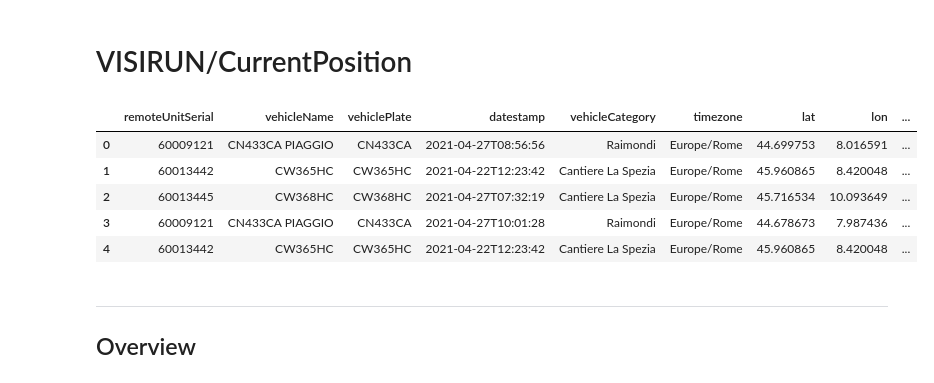
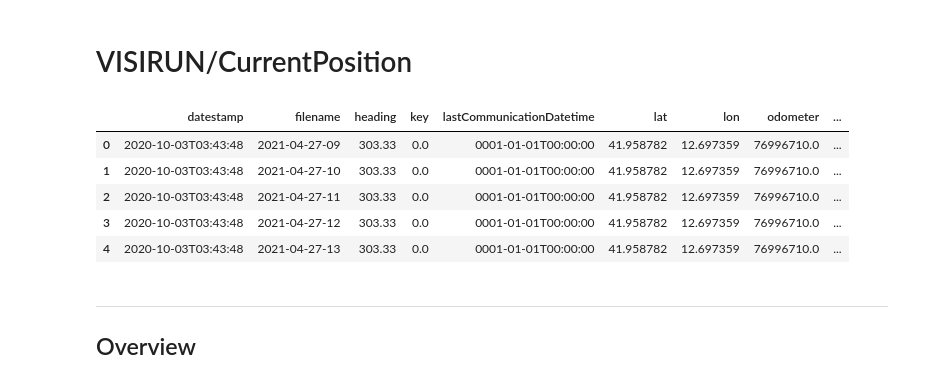
Before and after one commit to antonioalbanese/ai4trucks, a Jupyter notebook: Notebooks/visirun_analysis.ipynb, the cells around one changed output. Drawn from its saved outputs; the diff is of its cells as text; code cells hidden in the pictures.

Commit message:
Small updates and add name conversion

```diff
--- a/Notebooks/visirun_analysis.ipynb
+++ b/Notebooks/visirun_analysis.ipynb
@@ -52,18 +51,19 @@ pd.DataFrame([["VISIONLINK", "Location", "No plate and no significant informatio
 # %% [markdown]
 # VISIRUN/CurrentPosition
 # %%
-df_CP = read_data("dataset/VISIRUN_CurrentPosition.csv")
+# df_CP = read_data("dataset/VISIRUN_CurrentPosition.csv")
+df_CP = read_data("dataset2/SEA_DL_Visirun_CurrentPosition.csv")
 # time_cols = [c for c in df_CP.columns if "date" in c.lower()]
 # for c in time_cols:
 #     df_CP[c] = pd.to_datetime(df_CP[c], errors='coerce')
 df_CP.head()
 # %% [output]
-|  | remoteUnitSerial | vehicleName | vehiclePlate | datestamp | vehicleCategory | timezone | lat | lon | ... |
-| 0 | 60009121 | CN433CA PIAGGIO | CN433CA | 2021-04-27T08:56:56 | Raimondi | Europe/Rome | 44.699753 | 8.016591 | ... |
-| 1 | 60013442 | CW365HC | CW365HC | 2021-04-22T12:23:42 | Cantiere La Spezia | Europe/Rome | 45.960865 | 8.420048 | ... |
-| 2 | 60013445 | CW368HC | CW368HC | 2021-04-27T07:32:19 | Cantiere La Spezia | Europe/Rome | 45.716534 | 10.093649 | ... |
-| 3 | 60009121 | CN433CA PIAGGIO | CN433CA | 2021-04-27T10:01:28 | Raimondi | Europe/Rome | 44.678673 | 7.987436 | ... |
-| 4 | 60013442 | CW365HC | CW365HC | 2021-04-22T12:23:42 | Cantiere La Spezia | Europe/Rome | 45.960865 | 8.420048 | ... |
+|  | datestamp | filename | heading | key | lastCommunicationDatetime | lat | lon | odometer | ... |
+| 0 | 2020-10-03T03:43:48 | 2021-04-27-09 | 303.33 | 0.0 | 0001-01-01T00:00:00 | 41.958782 | 12.697359 | 76996710.0 | ... |
+| 1 | 2020-10-03T03:43:48 | 2021-04-27-10 | 303.33 | 0.0 | 0001-01-01T00:00:00 | 41.958782 | 12.697359 | 76996710.0 | ... |
+| 2 | 2020-10-03T03:43:48 | 2021-04-27-11 | 303.33 | 0.0 | 0001-01-01T00:00:00 | 41.958782 | 12.697359 | 76996710.0 | ... |
+| 3 | 2020-10-03T03:43:48 | 2021-04-27-12 | 303.33 | 0.0 | 0001-01-01T00:00:00 | 41.958782 | 12.697359 | 76996710.0 | ... |
+| 4 | 2020-10-03T03:43:48 | 2021-04-27-13 | 303.33 | 0.0 | 0001-01-01T00:00:00 | 41.958782 | 12.697359 | 76996710.0 | ... |
 # %% [markdown]
 ---
 ## Overview
```
Also changed, not shown: parts of 4 cells of this notebook, 4 other files.
